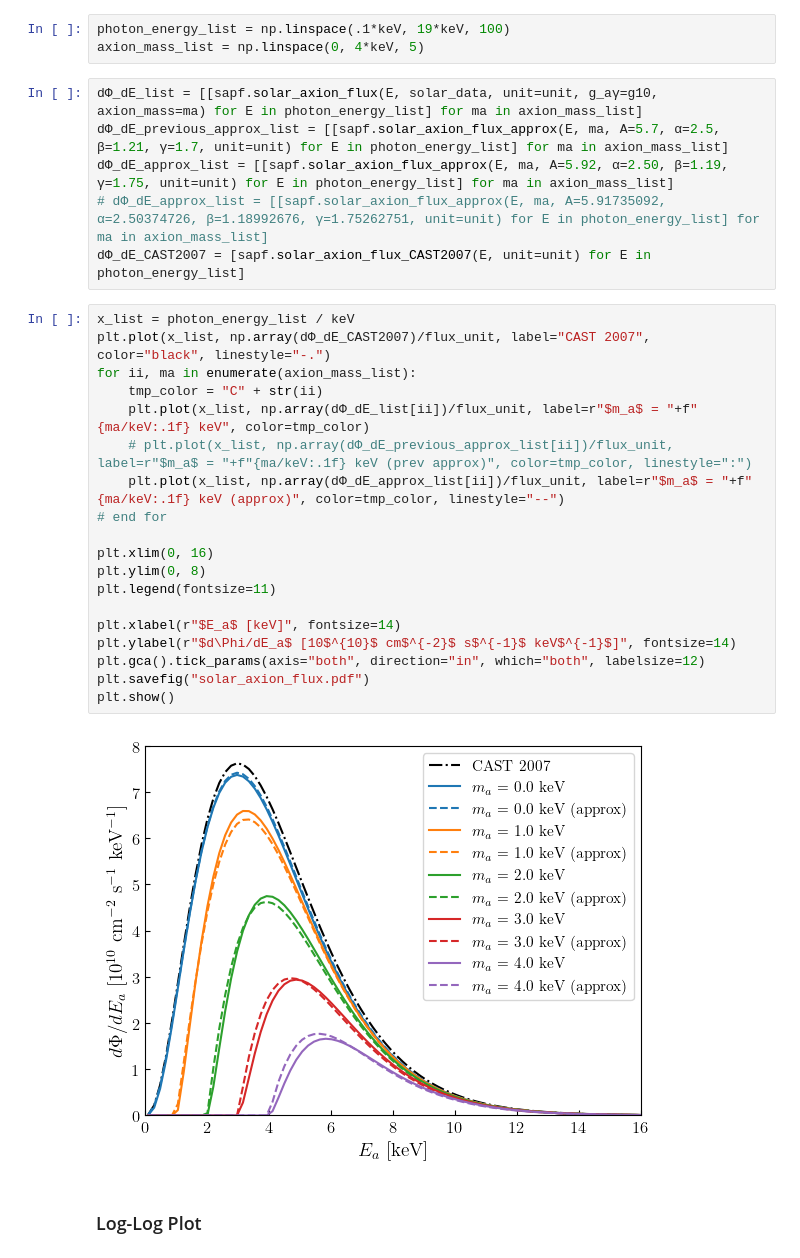
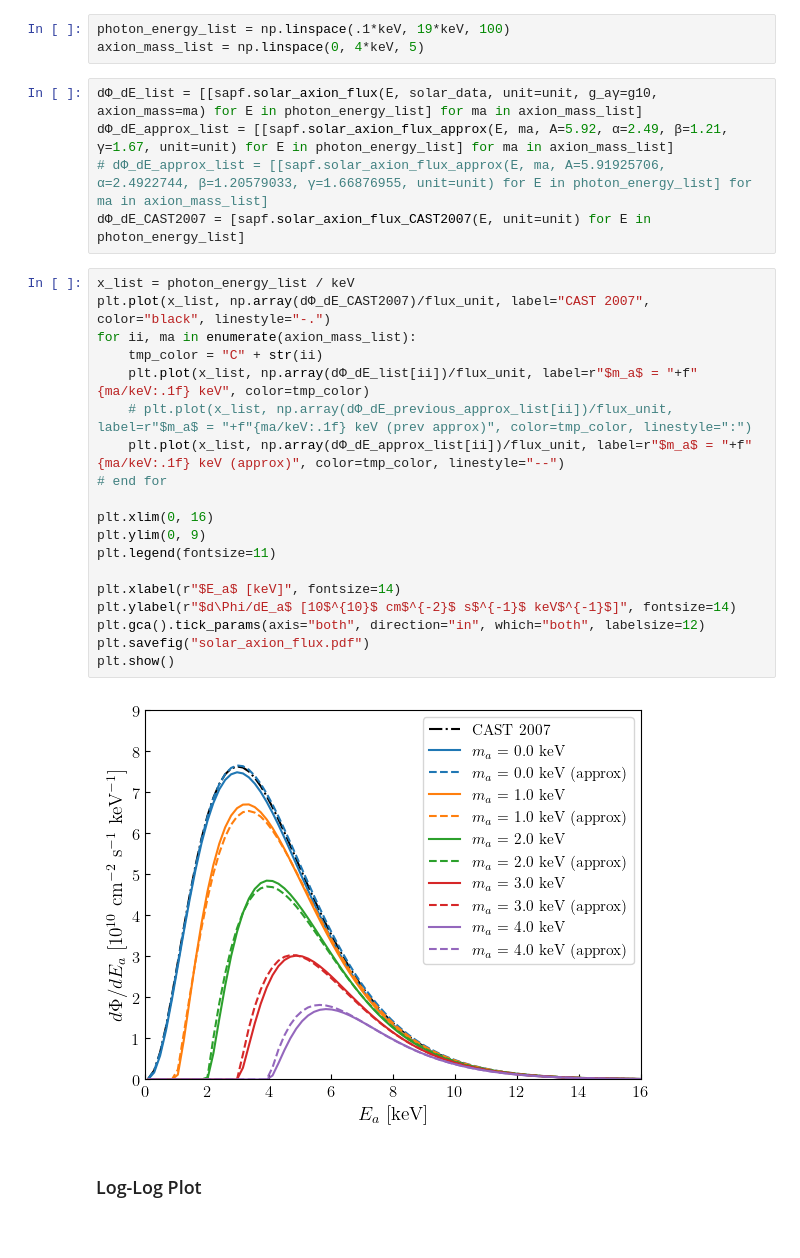
Before and after one commit to Fenyutanchan/Solar-Axion-Primakoff-Flux, a Jupyter notebook: main.ipynb, the cells around one changed output. Drawn from its saved outputs; the diff is of its cells as text.

```diff
--- a/main.ipynb
+++ b/main.ipynb
@@ -34,31 +34,30 @@ photon_energy_list = np.linspace(.1*keV, 19*keV, 100)
 axion_mass_list = np.linspace(0, 4*keV, 5)
 # %%
 dΦ_dE_list = [[sapf.solar_axion_flux(E, solar_data, unit=unit, g_aγ=g10, axion_mass=ma) for E in photon_energy_list] for ma in axion_mass_list]
-dΦ_dE_previous_approx_list = [[sapf.solar_axion_flux_approx(E, ma, A=5.7, α=2.5, β=1.21, γ=1.7, unit=unit) for E in photon_energy_list] for ma in axion_mass_list]
-dΦ_dE_approx_list = [[sapf.solar_axion_flux_approx(E, ma, A=5.92, α=2.50, β=1.19, γ=1.75, unit=unit) for E in photon_energy_list] for ma in axion_mass_list]
-# dΦ_dE_approx_list = [[sapf.solar_axion_flux_approx(E, ma, A=5.91735092, α=2.50374726, β=1.18992676, γ=1.75262751, unit=unit) for E in photon_energy_list] for ma in axion_mass_list]
+dΦ_dE_approx_list = [[sapf.solar_axion_flux_approx(E, ma, A=5.92, α=2.49, β=1.21, γ=1.67, unit=unit) for E in photon_energy_list] for ma in axion_mass_list]
+# dΦ_dE_approx_list = [[sapf.solar_axion_flux_approx(E, ma, A=5.91925706, α=2.4922744, β=1.20579033, γ=1.66876955, unit=unit) for E in photon_energy_list] for ma in axion_mass_list]
 dΦ_dE_CAST2007 = [sapf.solar_axion_flux_CAST2007(E, unit=unit) for E in photon_energy_list]
 # %%
 x_list = photon_energy_list / keV
 plt.plot(x_list, np.array(dΦ_dE_CAST2007)/flux_unit, label="CAST 2007", color="black", linestyle="-.")
 for ii, ma in enumerate(axion_mass_list):
     tmp_color = "C" + str(ii)
     plt.plot(x_list, np.array(dΦ_dE_list[ii])/flux_unit, label=r"$m_a$ = "+f"{ma/keV:.1f} keV", color=tmp_color)
     # plt.plot(x_list, np.array(dΦ_dE_previous_approx_list[ii])/flux_unit, label=r"$m_a$ = "+f"{ma/keV:.1f} keV (prev approx)", color=tmp_color, linestyle=":")
     plt.plot(x_list, np.array(dΦ_dE_approx_list[ii])/flux_unit, label=r"$m_a$ = "+f"{ma/keV:.1f} keV (approx)", color=tmp_color, linestyle="--")
 # end for
 
 plt.xlim(0, 16)
-plt.ylim(0, 8)
+plt.ylim(0, 9)
 plt.legend(fontsize=11)
 
 plt.xlabel(r"$E_a$ [keV]", fontsize=14)
 plt.ylabel(r"$d\Phi/dE_a$ [10$^{10}$ cm$^{-2}$ s$^{-1}$ keV$^{-1}$]", fontsize=14)
 plt.gca().tick_params(axis="both", direction="in", which="both", labelsize=12)
 plt.savefig("solar_axion_flux.pdf")
 plt.show()
 # %% [output]
-[figure, old version]
+[figure, new version]
 # %% [markdown]
 ### Log-Log Plot
 # %%
```
Also changed, not shown: parts of 2 cells of this notebook, 6 other files.
